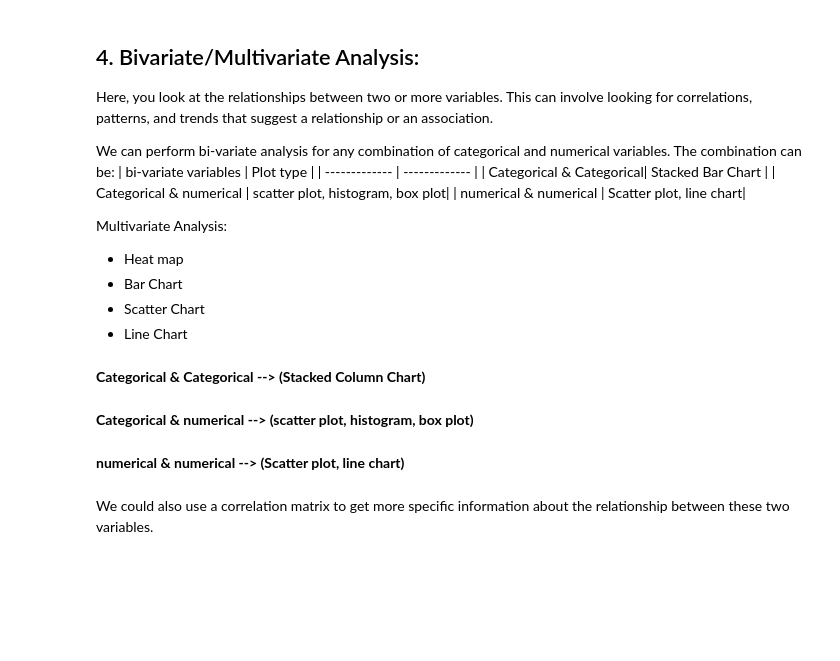
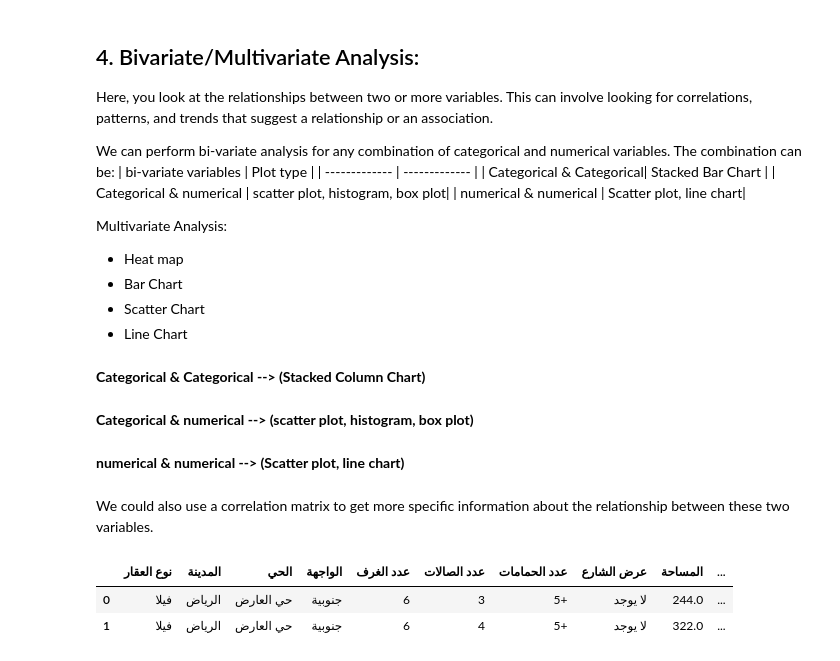
Before and after one commit to Tuwaiq-DS-ML-bootcamp-V-6/Use-case-6-Project-3, a Jupyter notebook: EDA_villas.ipynb, the cells around one changed output. Drawn from its saved outputs; the diff is of its cells as text; code cells hidden in the pictures; blank space fills up the shorter version.

```diff
--- a/EDA_villas.ipynb
+++ b/EDA_villas.ipynb
@@ -573,3 +562,9 @@ We could also use a correlation matrix to get more specific information about th
 fig = px.imshow(villas.corr(numeric_only=True)
 , text_auto=True  ,width=1100,height=1100)
 fig.show()
+# %%
+villas.head(2)
+# %% [output]
+|  | نوع العقار | المدينة | الحي | الواجهة | عدد الغرف | عدد الصالات | عدد الحمامات | عرض الشارع | المساحة | ... |
+| 0 | فيلا | الرياض | حي العارض | جنوبية | 6 | 3 | 5+ | لا يوجد | 244.0 | ... |
+| 1 | فيلا | الرياض | حي العارض | جنوبية | 6 | 4 | 5+ | لا يوجد | 322.0 | ... |
```
Also changed, not shown: parts of 12 cells of this notebook, 1 other file.
